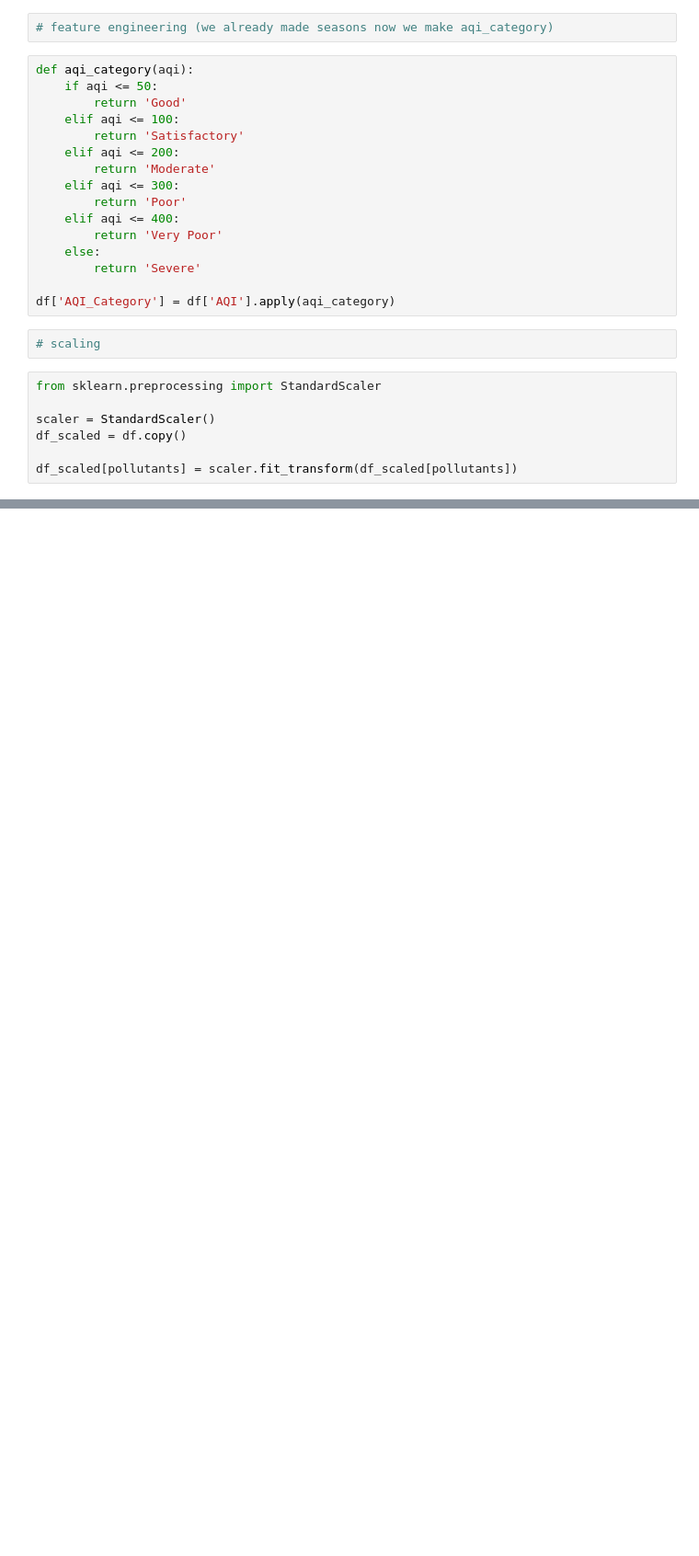
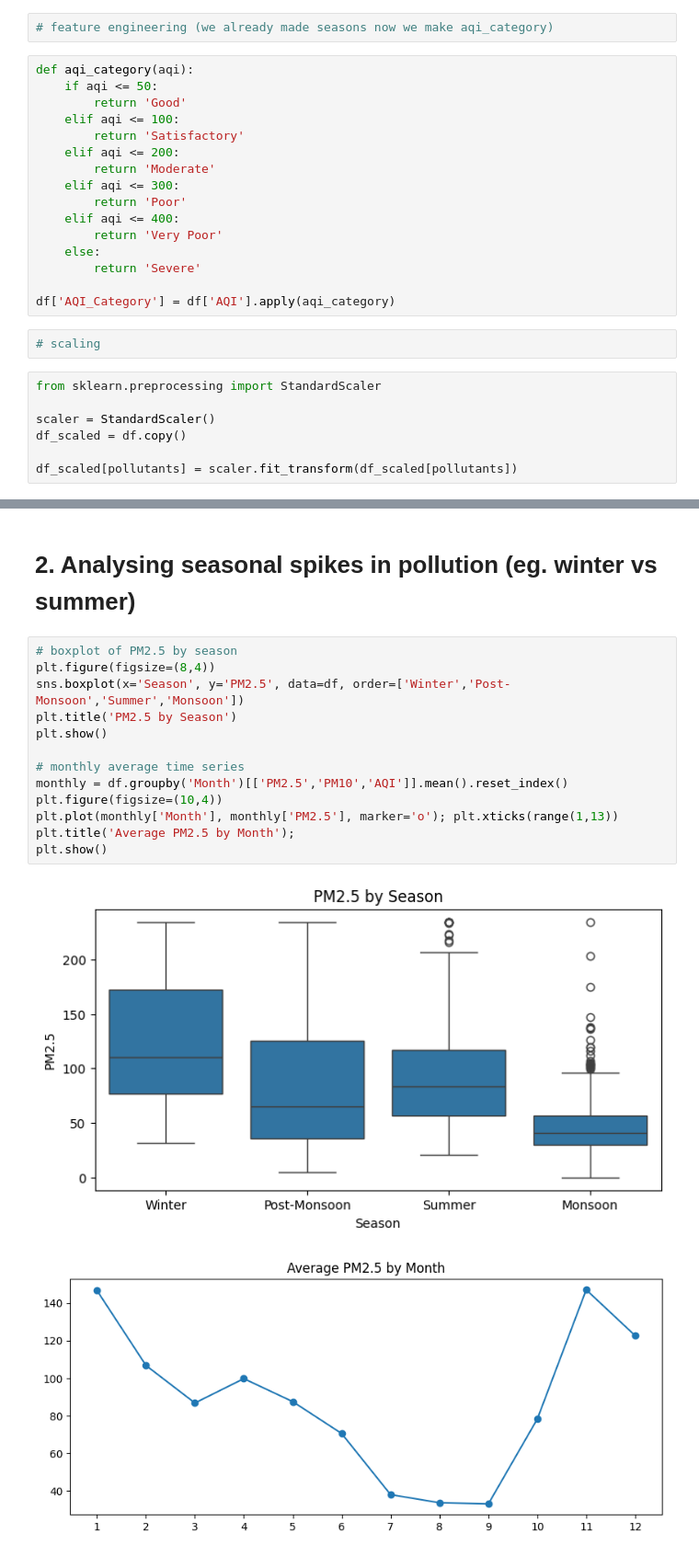
Before and after one commit to codeit-ronit/-Delhi-Air-Quality-Pollution-Trends, a Jupyter notebook: model.ipynb, the cells around one changed output, grey strips where cells are left out. Shown at 92% size. Saved outputs shown, nothing was run; the diff lists cells and outputs as text; blank space fills up the shorter version.

Commit message:
1 to 4 patterns or insights through data

```diff
--- a/model.ipynb
+++ b/model.ipynb
@@ -223,0 +249,18 @@ df_scaled[pollutants] = scaler.fit_transform(df_scaled[pollutants])
+# %% [markdown]
+# 2. Analysing seasonal spikes in pollution (eg. winter vs summer)
+# %%
+# boxplot of PM2.5 by season
+plt.figure(figsize=(8,4))
+sns.boxplot(x='Season', y='PM2.5', data=df, order=['Winter','Post-Monsoon','Summer','Monsoon'])
+plt.title('PM2.5 by Season')
+plt.show()
+
+# monthly average time series
+monthly = df.groupby('Month')[['PM2.5','PM10','AQI']].mean().reset_index()
+plt.figure(figsize=(10,4))
+plt.plot(monthly['Month'], monthly['PM2.5'], marker='o'); plt.xticks(range(1,13))
+plt.title('Average PM2.5 by Month');
+plt.show()
+# %% [output]
+[figure, added]
+[figure, added]
```
Also changed, not shown: parts of 12 cells of this notebook.
